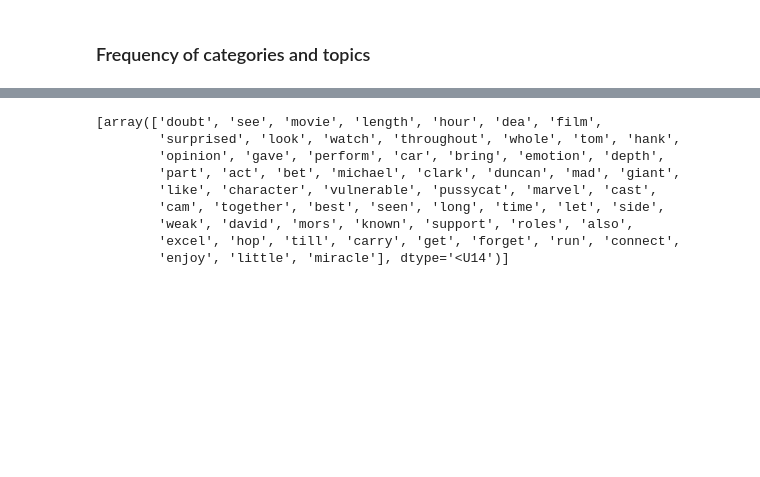
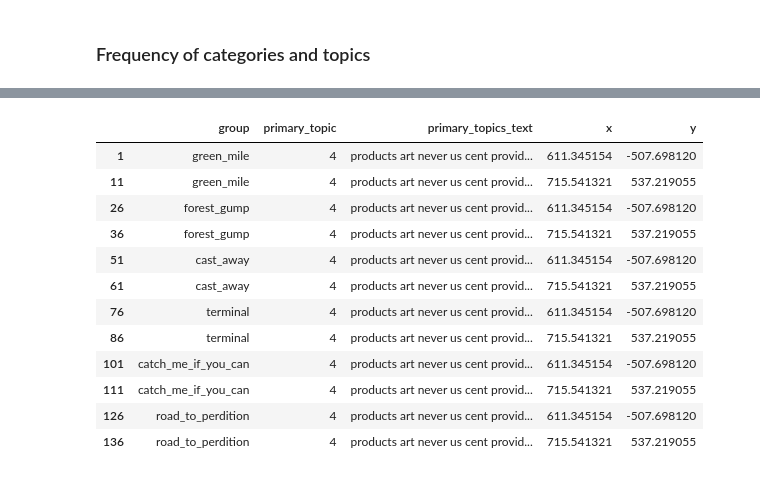
Before and after one commit to kjprice/smu-nlp, a Jupyter notebook: Final - Topic Modeling.ipynb, the cells around one changed output, grey strips where cells are left out. Saved outputs shown, nothing was run; the diff lists cells and outputs as text; code cells hidden in the pictures; blank space fills up the shorter version.

Commit message:
Get frequency table for two variables

```diff
--- a/Final - Topic Modeling.ipynb
+++ b/Final - Topic Modeling.ipynb
@@ -373,12 +371,16 @@ a = tf[0]
-# %%
-tf_vectorizer.inverse_transform(a)
-# %% [output]
-[array(['doubt', 'see', 'movie', 'length', 'hour', 'dea', 'film',
-        'surprised', 'look', 'watch', 'throughout', 'whole', 'tom', 'hank',
-        'opinion', 'gave', 'perform', 'car', 'bring', 'emotion', 'depth',
-        'part', 'act', 'bet', 'michael', 'clark', 'duncan', 'mad', 'giant',
-        'like', 'character', 'vulnerable', 'pussycat', 'marvel', 'cast',
-        'cam', 'together', 'best', 'seen', 'long', 'time', 'let', 'side',
-        'weak', 'david', 'mors', 'known', 'support', 'roles', 'also',
-        'excel', 'hop', 'till', 'carry', 'get', 'forget', 'run', 'connect',
-        'enjoy', 'little', 'miracle'], dtype='<U14')]
+# %%
+category_df[category_df['primary_topics_text'] == 'products art never us cent provide profit unfortunately expense pond']
+# %% [output]
+|  | group | primary_topic | primary_topics_text | x | y |
+| 1 | green_mile | 4 | products art never us cent provid... | 611.345154 | -507.698120 |
+| 11 | green_mile | 4 | products art never us cent provid... | 715.541321 | 537.219055 |
+| 26 | forest_gump | 4 | products art never us cent provid... | 611.345154 | -507.698120 |
+| 36 | forest_gump | 4 | products art never us cent provid... | 715.541321 | 537.219055 |
+| 51 | cast_away | 4 | products art never us cent provid... | 611.345154 | -507.698120 |
+| 61 | cast_away | 4 | products art never us cent provid... | 715.541321 | 537.219055 |
+| 76 | terminal | 4 | products art never us cent provid... | 611.345154 | -507.698120 |
+| 86 | terminal | 4 | products art never us cent provid... | 715.541321 | 537.219055 |
+| 101 | catch_me_if_you_can | 4 | products art never us cent provid... | 611.345154 | -507.698120 |
+| 111 | catch_me_if_you_can | 4 | products art never us cent provid... | 715.541321 | 537.219055 |
+| 126 | road_to_perdition | 4 | products art never us cent provid... | 611.345154 | -507.698120 |
+| 136 | road_to_perdition | 4 | products art never us cent provid... | 715.541321 | 537.219055 |
```
Also changed, not shown: parts of 11 cells of this notebook.
